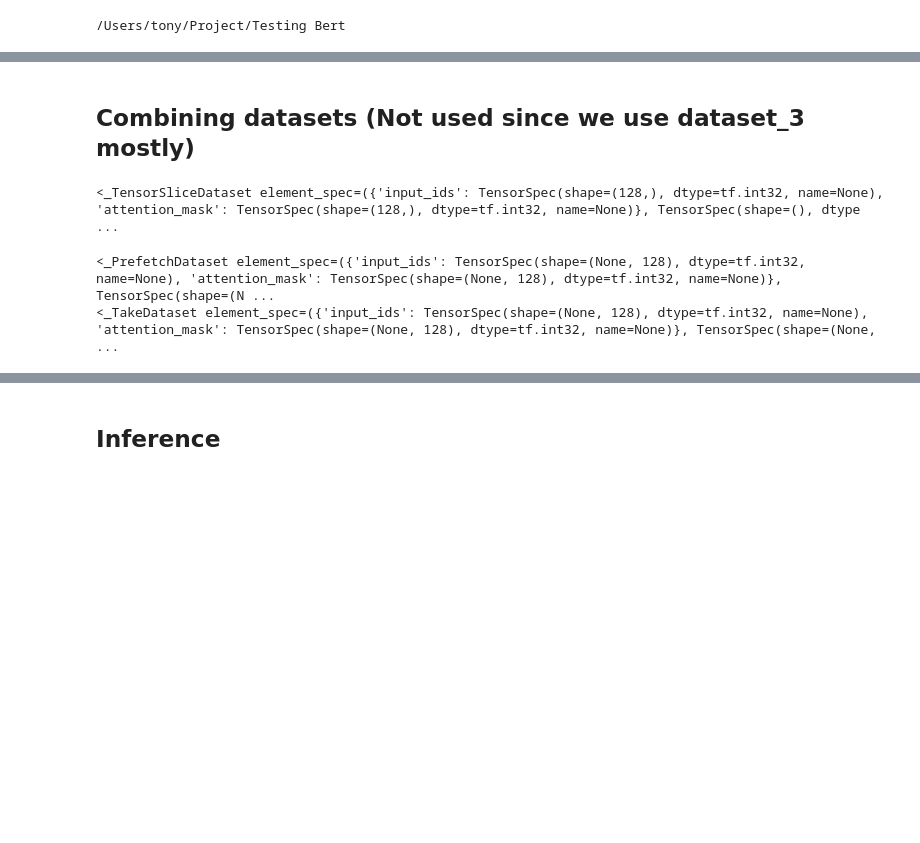
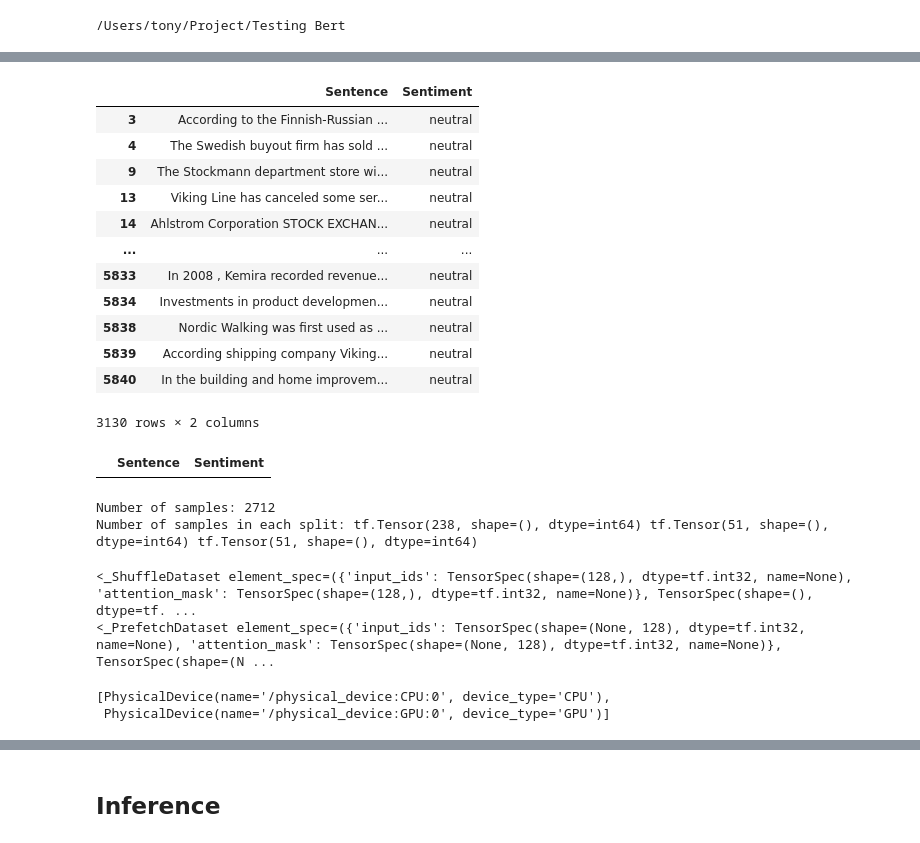
Before and after one commit to tonychz/Financial-News-Sentiment-Bert-Model, a Jupyter notebook: Financial News Sentiment Bert Model.ipynb, the cells around one changed output, grey strips where cells are left out. Cells and saved outputs as stored; diff of their text form; code cells hidden in the pictures; blank space fills up the shorter version.

```diff
--- a/Financial News Sentiment Bert Model.ipynb
+++ b/Financial News Sentiment Bert Model.ipynb
@@ -69,2 +86,0 @@ print(max_len)  #max length of sentences
-# %% [markdown]
-## Combining datasets (Not used since we use dataset_3 mostly)
@@ -92,3 +87,26 @@ print(max_len)  #max length of sentences
+# %%
+pd.set_option('display.max_colwidth', 100)  # Set the maximum column width
+pd.set_option('display.max_rows', 10)  # Set the maximum column width
+
+dataset_1 = dataset_1[dataset_1['Sentiment']=='neutral']
+dataset_1
+# %% [output]
+|  | Sentence | Sentiment |
+| 3 | According to the Finnish-Russian ... | neutral |
+| 4 | The Swedish buyout firm has sold ... | neutral |
+| 9 | The Stockmann department store wi... | neutral |
+| 13 | Viking Line has canceled some ser... | neutral |
+| 14 | Ahlstrom Corporation STOCK EXCHAN... | neutral |
+| ... | ... | ... |
+| 5833 | In 2008 , Kemira recorded revenue... | neutral |
+| 5834 | Investments in product developmen... | neutral |
+| 5838 | Nordic Walking was first used as ... | neutral |
+| 5839 | According shipping company Viking... | neutral |
+| 5840 | In the building and home improvem... | neutral |
+3130 rows × 2 columns
+# %%
+# %% [output]
+|  | Sentence | Sentiment |
 # %%
 def encode_dataset(data, tokenizer, max_length=128):
     input_ids, attention_masks, labels = [], [], []
@@ -116,8 +133,36 @@ def encode_dataset(data, tokenizer, max_length=128):
         max_length,
     )
 # %%
-dataset = dataset_3
+dataset = dataset_1
 tf_data, max_length = encode_dataset(dataset, tokenizer)
-print(tf_data)
+
+# number of individual samples in the dataset
+num_samples = tf.data.experimental.cardinality(tf_data).numpy()
+print("Number of samples:", num_samples)
+
+# Train-test-validation split sizes
+train_size = int(num_samples * 0.7)
+test_size = int(num_samples * 0.15)
+val_size = num_samples - train_size - test_size
+
+BATCH_SIZE = 8
+
+# Shuffle
+tf_data = tf_data.shuffle(num_samples)
+
+# Split
+train_data = tf_data.take(train_size)
+remaining_data = tf_data.skip(train_size)
+test_data = remaining_data.take(test_size)
+val_data = remaining_data.skip(test_size)
+
+# Apply batching and prefetching to each split
+train_data = train_data.batch(BATCH_SIZE).prefetch(tf.data.experimental.AUTOTUNE)
+test_data = test_data.batch(BATCH_SIZE).prefetch(tf.data.experimental.AUTOTUNE)
+val_data = val_data.batch(BATCH_SIZE).prefetch(tf.data.experimental.AUTOTUNE)
+
+print("Number of samples in each split:", tf.data.experimental.cardinality(train_data), tf.data.experimental.cardinality(test_data),
+tf.data.experimental.cardinality(val_data))
 # %% [output]
-<_TensorSliceDataset element_spec=({'input_ids': TensorSpec(shape=(128,), dtype=tf.int32, name=None), 'attention_mask': TensorSpec(shape=(128,), dtype=tf.int32, name=None)}, TensorSpec(shape=(), dtype ...
+Number of samples: 2712
+Number of samples in each split: tf.Tensor(238, shape=(), dtype=int64) tf.Tensor(51, shape=(), dtype=int64) tf.Tensor(51, shape=(), dtype=int64)
@@ -138,6 +169,11 @@ test_data = test_data.take(test_size)
 # %%
 print(tf_data)
 print(train_data)
+tf.config.list_physical_devices(
+    device_type=None
+)
 # %% [output]
+<_ShuffleDataset element_spec=({'input_ids': TensorSpec(shape=(128,), dtype=tf.int32, name=None), 'attention_mask': TensorSpec(shape=(128,), dtype=tf.int32, name=None)}, TensorSpec(shape=(), dtype=tf. ...
 <_PrefetchDataset element_spec=({'input_ids': TensorSpec(shape=(None, 128), dtype=tf.int32, name=None), 'attention_mask': TensorSpec(shape=(None, 128), dtype=tf.int32, name=None)}, TensorSpec(shape=(N ...
-<_TakeDataset element_spec=({'input_ids': TensorSpec(shape=(None, 128), dtype=tf.int32, name=None), 'attention_mask': TensorSpec(shape=(None, 128), dtype=tf.int32, name=None)}, TensorSpec(shape=(None, ...
+[PhysicalDevice(name='/physical_device:CPU:0', device_type='CPU'),
+ PhysicalDevice(name='/physical_device:GPU:0', device_type='GPU')]
```
Also changed, not shown: parts of 14 cells of this notebook.
